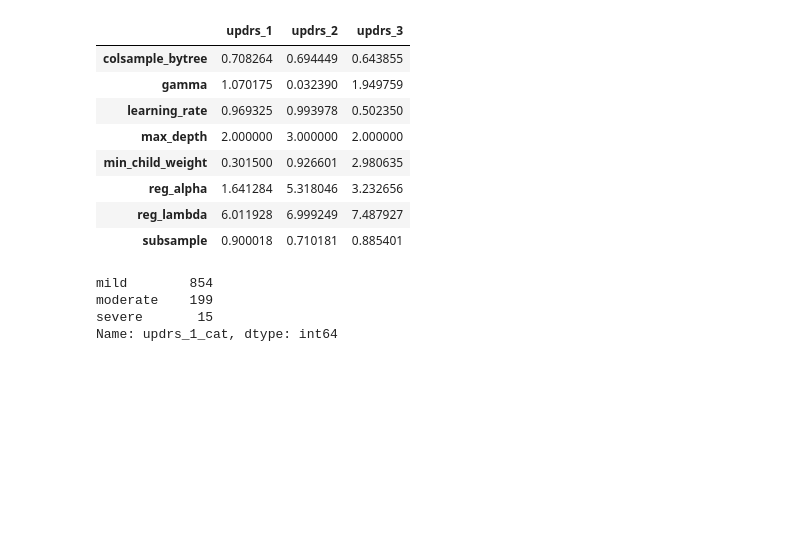
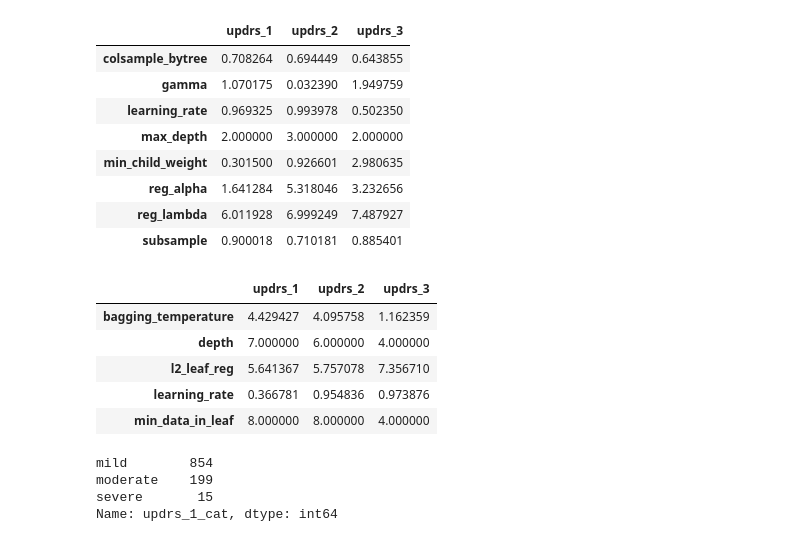
Before and after one commit to dagartga/Boosted-Models-for-Parkinsons-Prediction, a Jupyter notebook: parkinsons_1/notebooks/Compare_Categorical_Results.ipynb, the cells around one changed output. Saved outputs shown, nothing was run; the diff lists cells and outputs as text; code cells hidden in the pictures; blank space fills up the shorter version.

Commit message:
train and compare catboost model

```diff
--- a/parkinsons_1/notebooks/Compare_Categorical_Results.ipynb
+++ b/parkinsons_1/notebooks/Compare_Categorical_Results.ipynb
@@ -15,6 +16,7 @@ Using the protein and peptide data as well as the visit month, predict the UPDRS
 # read in the data from the csv file for xgboost hyperparameter tuning
 xgb_hyperparams_df = pd.read_csv('../data/processed/xgboost_cat_hyperparam_results.csv', index_col=0)
 lgb_hyperparams_df = pd.read_csv('../data/processed/lgboost_cat_hyperparam_results.csv', index_col=0)
+cboost_hyperparams_df = pd.read_csv('../data/processed/catboost_future_cat_hyperparam_results.csv', index_col=0)
 # %%
 lgb_hyperparams_df
 # %% [output]
@@ -39,6 +41,15 @@ xgb_hyperparams_df
 | reg_alpha | 1.641284 | 5.318046 | 3.232656 |
 | reg_lambda | 6.011928 | 6.999249 | 7.487927 |
 | subsample | 0.900018 | 0.710181 | 0.885401 |
+# %%
+cboost_hyperparams_df
+# %% [output]
+|  | updrs_1 | updrs_2 | updrs_3 |
+| bagging_temperature | 4.429427 | 4.095758 | 1.162359 |
+| depth | 7.000000 | 6.000000 | 4.000000 |
+| l2_leaf_reg | 5.641367 | 5.757078 | 7.356710 |
+| learning_rate | 0.366781 | 0.954836 | 0.973876 |
+| min_data_in_leaf | 8.000000 | 8.000000 | 4.000000 |
 # %%
 # read in the protein and updrs data
 updrs1_df = pd.read_csv('../data/processed/train_updrs_1_cat.csv')
```
Also changed, not shown: parts of 16 cells of this notebook, 19 other files.
